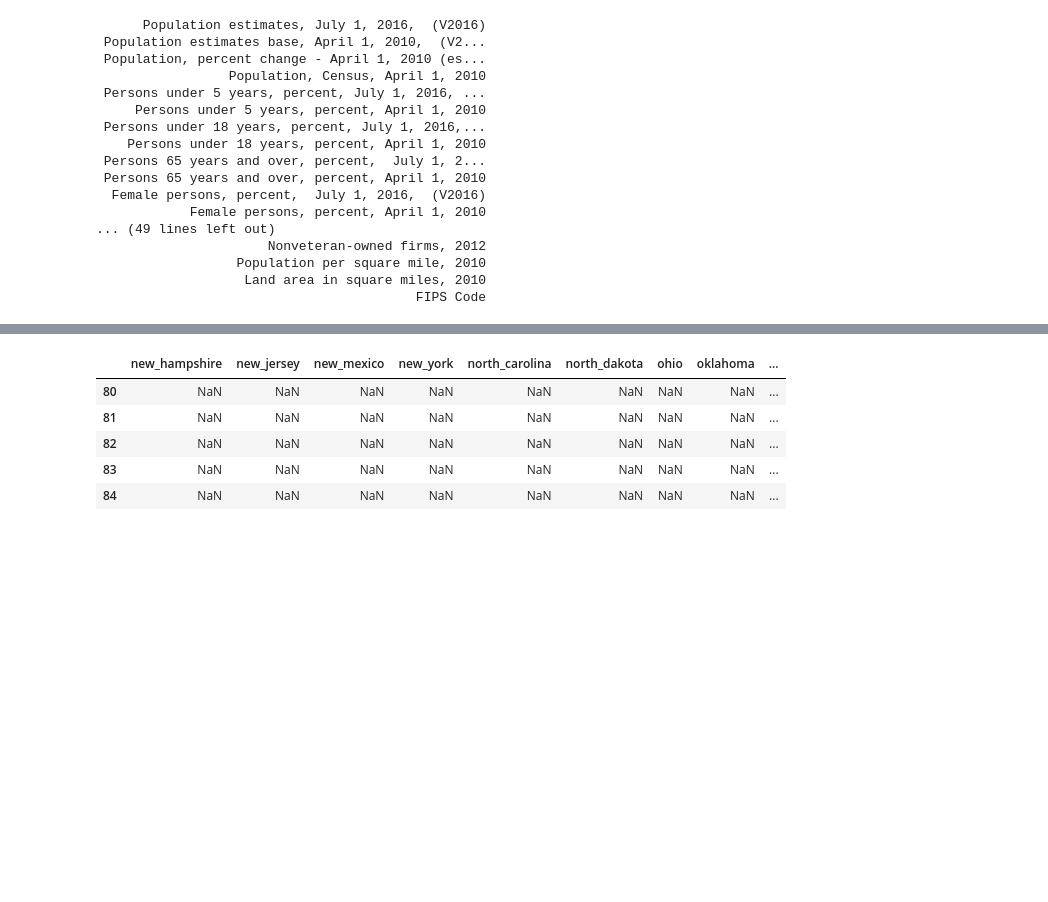
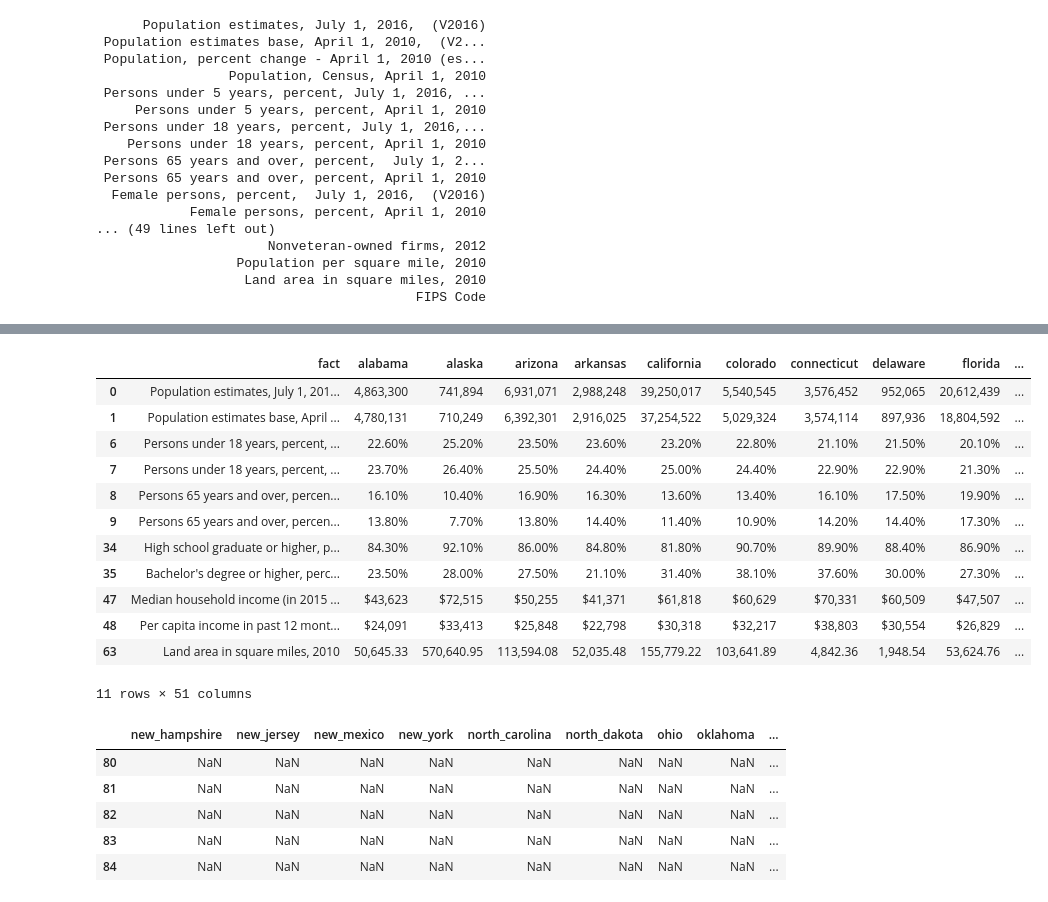
Before and after one commit to annapedroni/DAND_P2, a Jupyter notebook: investigate-US-gun-data.ipynb, the cells around one changed output, grey strips where cells are left out. Drawn from its saved outputs; the diff is of its cells as text; code cells hidden in the pictures; blank space fills up the shorter version.

Commit message:
select census rows

```diff
--- a/investigate-US-gun-data.ipynb
+++ b/investigate-US-gun-data.ipynb
@@ -245,4 +245,4 @@ print(df_census.fact.to_string(index=False))
                                          FIPS Code
 # %%
 # we'll keep rows about population in 2010 and 2016 estimates, income in 2011-2015, land area in square miles
-rows_to_keep = df_census.iloc[[0, 1, 6, 7, 8, 9, 34, 35, 47, 48, 63], :
+df_census = df_census.iloc[[0, 1, 6, 7, 8, 9, 34, 35, 47, 48, 63], :]
@@ -248,0 +256,4 @@ rows_to_keep = df_census.iloc[[0, 1, 6, 7, 8, 9, 34, 35, 47, 48, 63], :
+# %%
+# drop the empty fact column
+df_census = df_census.drop(columns=['fact_note'])
+df_census.head(2)
@@ -273,3 +298,19 @@ Index(['alabama', 'alaska', 'arizona', 'arkansas', 'california', 'colorado',
+# %%
+df_census
+# %% [output]
+|  | fact | alabama | alaska | arizona | arkansas | california | colorado | connecticut | delaware | florida | ... |
+| 0 | Population estimates, July 1, 201... | 4,863,300 | 741,894 | 6,931,071 | 2,988,248 | 39,250,017 | 5,540,545 | 3,576,452 | 952,065 | 20,612,439 | ... |
+| 1 | Population estimates base, April ... | 4,780,131 | 710,249 | 6,392,301 | 2,916,025 | 37,254,522 | 5,029,324 | 3,574,114 | 897,936 | 18,804,592 | ... |
+| 6 | Persons under 18 years, percent, ... | 22.60% | 25.20% | 23.50% | 23.60% | 23.20% | 22.80% | 21.10% | 21.50% | 20.10% | ... |
+| 7 | Persons under 18 years, percent, ... | 23.70% | 26.40% | 25.50% | 24.40% | 25.00% | 24.40% | 22.90% | 22.90% | 21.30% | ... |
+| 8 | Persons 65 years and over, percen... | 16.10% | 10.40% | 16.90% | 16.30% | 13.60% | 13.40% | 16.10% | 17.50% | 19.90% | ... |
+| 9 | Persons 65 years and over, percen... | 13.80% | 7.70% | 13.80% | 14.40% | 11.40% | 10.90% | 14.20% | 14.40% | 17.30% | ... |
+| 34 | High school graduate or higher, p... | 84.30% | 92.10% | 86.00% | 84.80% | 81.80% | 90.70% | 89.90% | 88.40% | 86.90% | ... |
+| 35 | Bachelor's degree or higher, perc... | 23.50% | 28.00% | 27.50% | 21.10% | 31.40% | 38.10% | 37.60% | 30.00% | 27.30% | ... |
+| 47 | Median household income (in 2015 ... | $43,623 | $72,515 | $50,255 | $41,371 | $61,818 | $60,629 | $70,331 | $60,509 | $47,507 | ... |
+| 48 | Per capita income in past 12 mont... | $24,091 | $33,413 | $25,848 | $22,798 | $30,318 | $32,217 | $38,803 | $30,554 | $26,829 | ... |
+| 63 | Land area in square miles, 2010 | 50,645.33 | 570,640.95 | 113,594.08 | 52,035.48 | 155,779.22 | 103,641.89 | 4,842.36 | 1,948.54 | 53,624.76 | ... |
+11 rows × 51 columns
 # %%
 #fact_list = df_census['Fact']
 #print(df_census.Fact.to_string(index=False))
```
Also changed, not shown: parts of 5 cells of this notebook.
